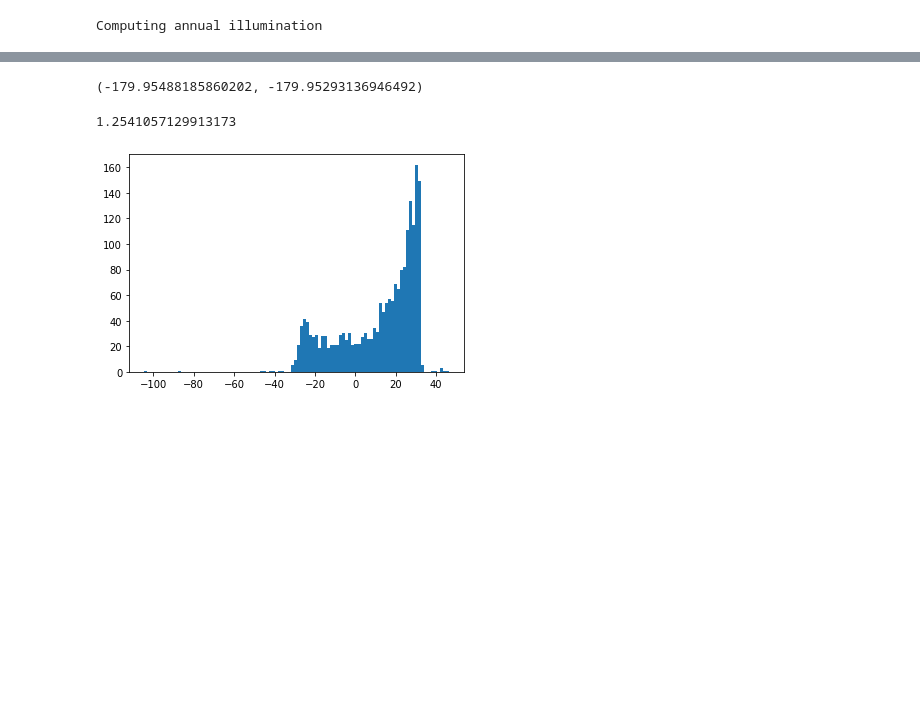
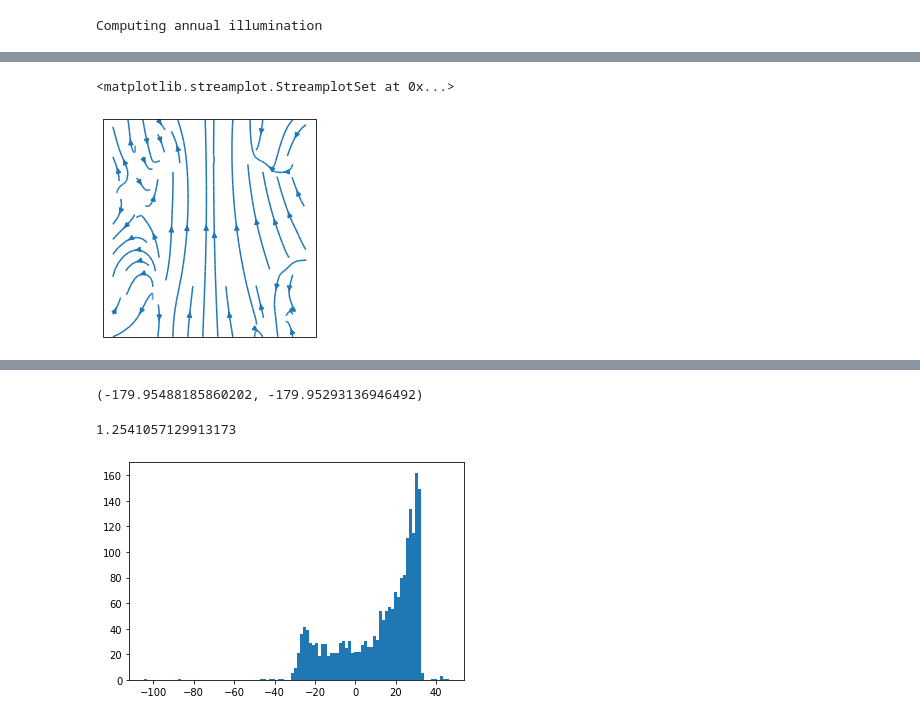
Before and after one commit to damienBloch/proceduralPlanet, a Jupyter notebook: Untitled.ipynb, the cells around one changed output, grey strips where cells are left out. Cells and saved outputs as stored; diff of their text form; code cells hidden in the pictures; blank space fills up the shorter version.

```diff
--- a/Untitled.ipynb
+++ b/Untitled.ipynb
@@ -248,3 +269,20 @@ planet.atmosphere.update(100)
+# %%
+long=np.linspace(-180,180,40)
+lat=np.linspace(-90,90)
+long2d,lat2d=np.meshgrid(long,lat,indexing="ij")
+positions=np.array([np.sin(lat2d/180*np.pi)*np.cos(long2d/180*np.pi),np.sin(lat2d/180*np.pi)*np.sin(long2d/180*np.pi),np.cos(lat2d/180*np.pi)])
+positions=positions.transpose([1,2,0])
+(x,y,_)=np.shape(positions)
+positions=np.reshape(positions,(x*y,3))
+velocities=planet.lowerAtmosphere.velocityField(positions)
+slat,slong=Projection().toLatLong(velocities,"deg")
+slat=np.reshape(slat,(x,y))
+slong=np.reshape(slong,(x,y))
+ax = plt.axes(projection=ccrs.PlateCarree())
+ax.streamplot(lat,long,slat,slong,transform=ccrs.PlateCarree())
+# %% [output]
+<matplotlib.streamplot.StreamplotSet at 0x...>
+[figure, added]
 # %%
 from scipy.interpolate import griddata
 centers=np.array([c for _,c in planet.centers.nodes.data("center")])
```
Also changed, not shown: parts of 14 cells of this notebook, 8 other files.
